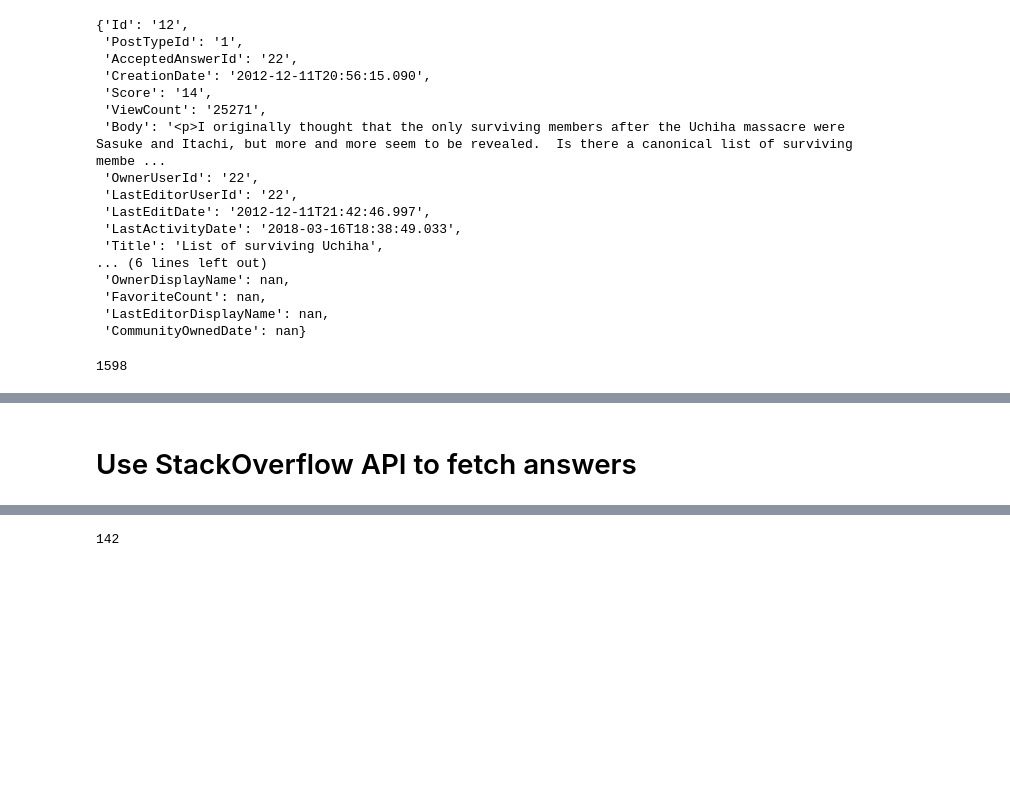
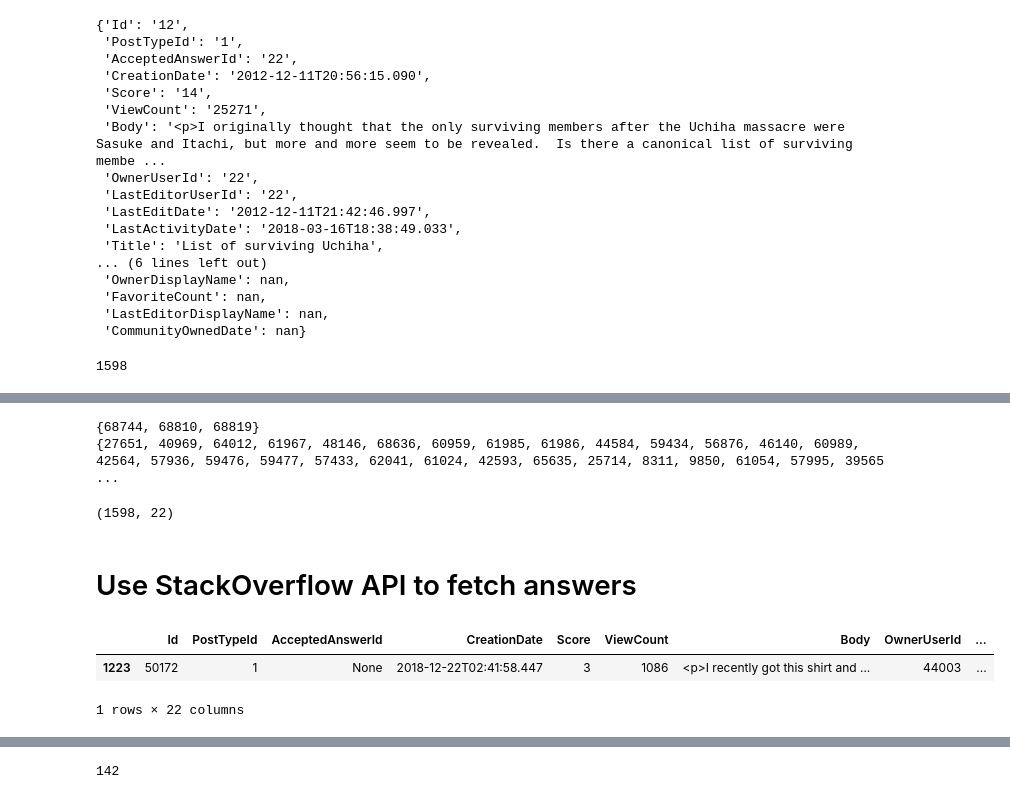
Before and after one commit to NhuanTDBK/minato-qa-engine, a Jupyter notebook: notebooks/anime_stackexchange.ipynb, the cells around one changed output, grey strips where cells are left out. Saved outputs shown, nothing was run; the diff lists cells and outputs as text; code cells hidden in the pictures; blank space fills up the shorter version.

```diff
--- a/notebooks/anime_stackexchange.ipynb
+++ b/notebooks/anime_stackexchange.ipynb
@@ -147,2 +214,12 @@ df_naruto_questions.to_parquet("../data/anime_stackexchange/anime_questions.parq
+# %%
+print(set(df_all_naruto_questions["question_id"].astype("int").unique()) - set(df_naruto_questions["Id"].astype('int').unique()))
+print(set(df_naruto_questions["Id"].astype('int').unique()) - set(df_all_naruto_questions["question_id"].astype("int").unique()))
+# %% [output]
+{68744, 68810, 68819}
+{27651, 40969, 64012, 61967, 48146, 68636, 60959, 61985, 61986, 44584, 59434, 56876, 46140, 60989, 42564, 57936, 59476, 59477, 57433, 62041, 61024, 42593, 65635, 25714, 8311, 9850, 61054, 57995, 39565 ...
+# %%
+df_naruto_questions.shape
+# %% [output]
+(1598, 22)
 # %% [markdown]
 # Use StackOverflow API to fetch answers
@@ -149,3 +232,9 @@ df_naruto_questions.to_parquet("../data/anime_stackexchange/anime_questions.parq
+# %%
+df_naruto_questions[df_naruto_questions["Id"]=="50172"]
+# %% [output]
+|  | Id | PostTypeId | AcceptedAnswerId | CreationDate | Score | ViewCount | Body | OwnerUserId | ... |
+| 1223 | 50172 | 1 | None | 2018-12-22T02:41:58.447 | 3 | 1086 | <p>I recently got this shirt and ... | 44003 | ... |
+1 rows × 22 columns
 # %%
 import requests
 from functools import lru_cache
```
Also changed, not shown: parts of 38 cells of this notebook, 18 other files.
